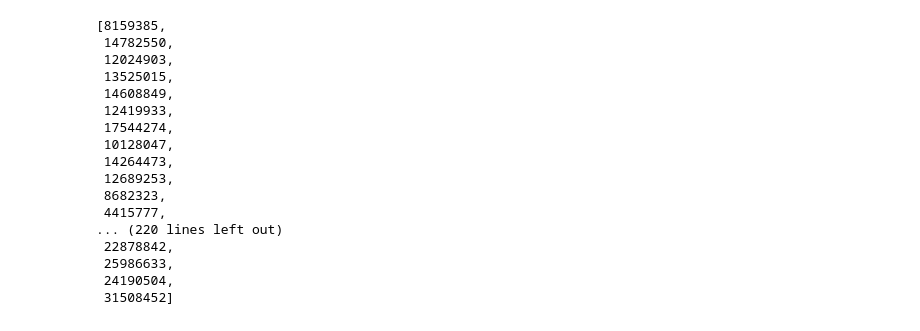
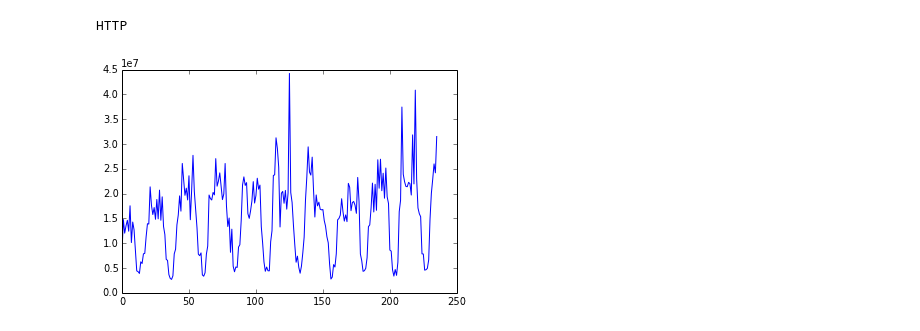
Before and after one commit to arnarn/projekt, a Jupyter notebook: project.ipynb, the cells around one changed output. Cells and saved outputs as stored; diff of their text form; code cells hidden in the pictures.

```diff
--- a/project.ipynb
+++ b/project.ipynb
@@ -109,24 +44,12 @@ def getSpeedForService(report, sName):
-# %%
-http_speeds = []
-for x in reports:
-    http_speeds.append(getSpeedForService(x, 'HTTP'))
-http_speeds
-# %% [output]
-[8159385,
- 14782550,
- 12024903,
- 13525015,
- 14608849,
- 12419933,
- 17544274,
- 10128047,
- 14264473,
- 12689253,
- 8682323,
- 4415777,
-... (220 lines left out)
- 22878842,
- 25986633,
- 24190504,
- 31508452]
+# %%
+# What feature to use (E.g.: 'Akamai DLM', 'HTTP', 'Apple maps', Diablo 3')
+servicename = 'HTTP'
+feature_speeds = []
+for x in reports:
+    feature_speeds.append(getSpeedForService(x, servicename))
+plt.plot(range(0,len(feature_speeds)),feature_speeds)
+print servicename
+# %% [output]
+HTTP
+[figure, added]
 # %%
```
Also changed, not shown: parts of 18 cells of this notebook.
